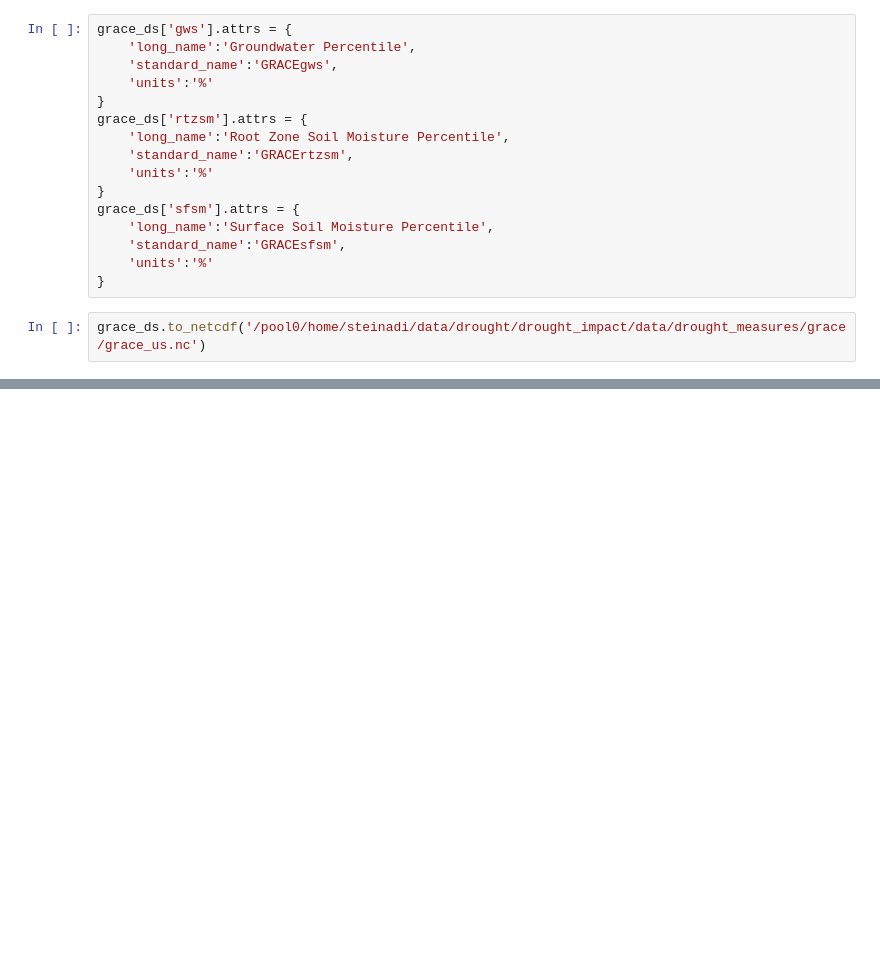
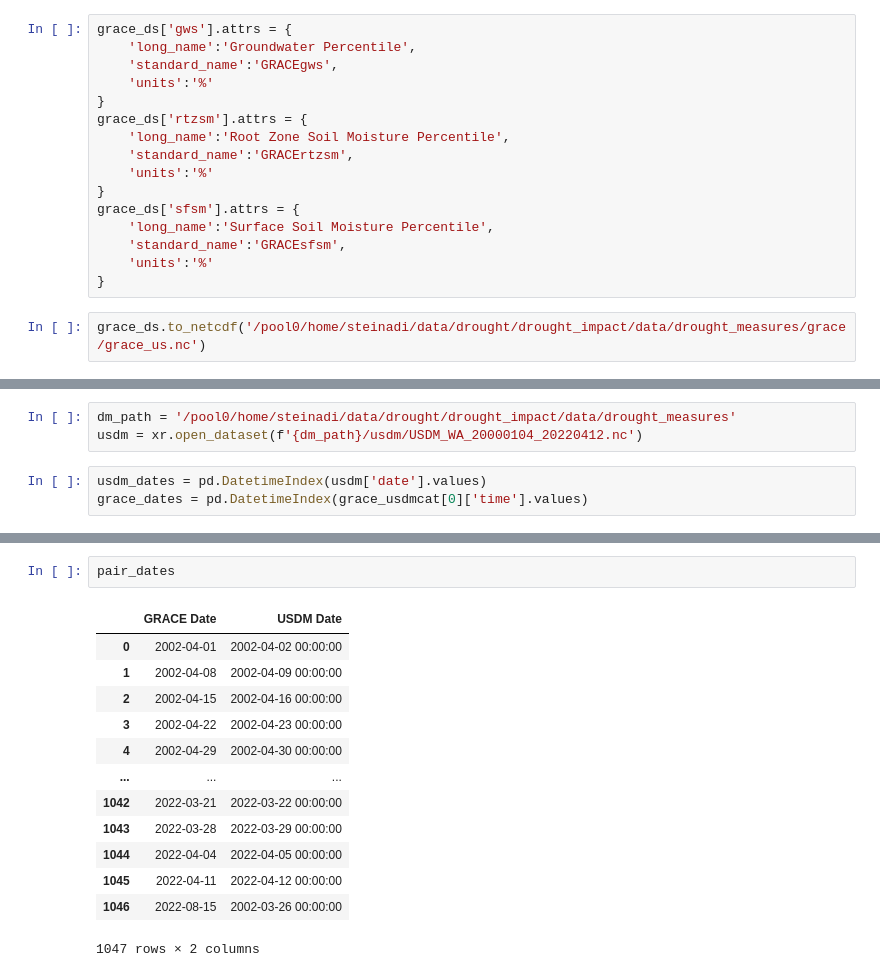
Before and after one commit to UW-Hydro/drought_impact, a Jupyter notebook: notebooks/query/query_format_GRACE.ipynb, the cells around one changed output, grey strips where cells are left out. Cells and saved outputs as stored; diff of their text form; blank space fills up the shorter version.

```diff
--- a/notebooks/query/query_format_GRACE.ipynb
+++ b/notebooks/query/query_format_GRACE.ipynb
@@ -303,0 +363,6 @@ grace_ds.to_netcdf('/pool0/home/steinadi/data/drought/drought_impact/data/drough
+# %%
+dm_path = '/pool0/home/steinadi/data/drought/drought_impact/data/drought_measures'
+usdm = xr.open_dataset(f'{dm_path}/usdm/USDM_WA_20000104_20220412.nc')
+# %%
+usdm_dates = pd.DatetimeIndex(usdm['date'].values)
+grace_dates = pd.DatetimeIndex(grace_usdmcat[0]['time'].values)
@@ -303,0 +376,16 @@ grace_ds.to_netcdf('/pool0/home/steinadi/data/drought/drought_impact/data/drough
+# %%
+pair_dates
+# %% [output]
+|  | GRACE Date | USDM Date |
+| 0 | 2002-04-01 | 2002-04-02 00:00:00 |
+| 1 | 2002-04-08 | 2002-04-09 00:00:00 |
+| 2 | 2002-04-15 | 2002-04-16 00:00:00 |
+| 3 | 2002-04-22 | 2002-04-23 00:00:00 |
+| 4 | 2002-04-29 | 2002-04-30 00:00:00 |
+| ... | ... | ... |
+| 1042 | 2022-03-21 | 2022-03-22 00:00:00 |
+| 1043 | 2022-03-28 | 2022-03-29 00:00:00 |
+| 1044 | 2022-04-04 | 2022-04-05 00:00:00 |
+| 1045 | 2022-04-11 | 2022-04-12 00:00:00 |
+| 1046 | 2022-08-15 | 2002-03-26 00:00:00 |
+1047 rows × 2 columns
```
Also changed, not shown: parts of 19 cells of this notebook.
